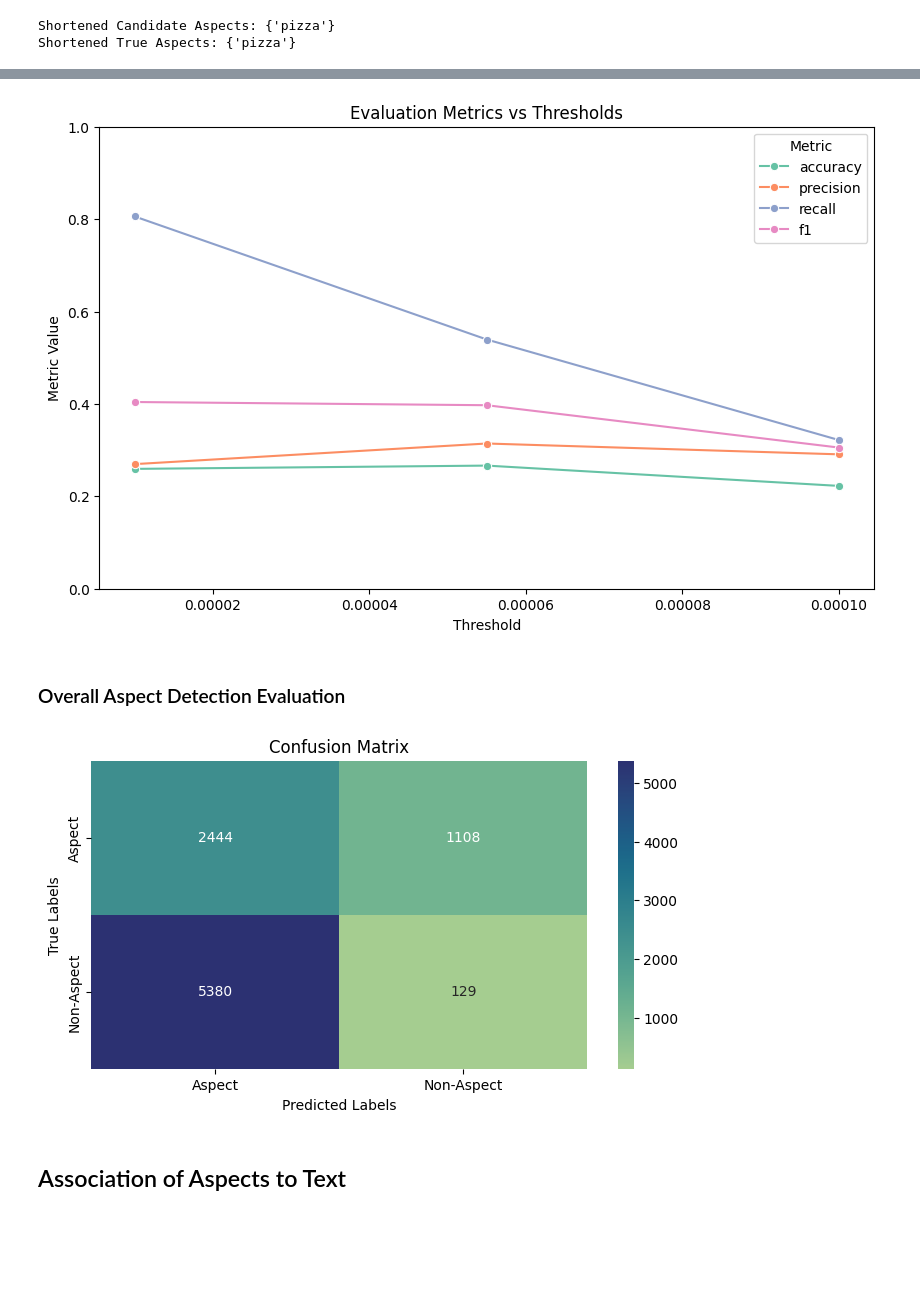
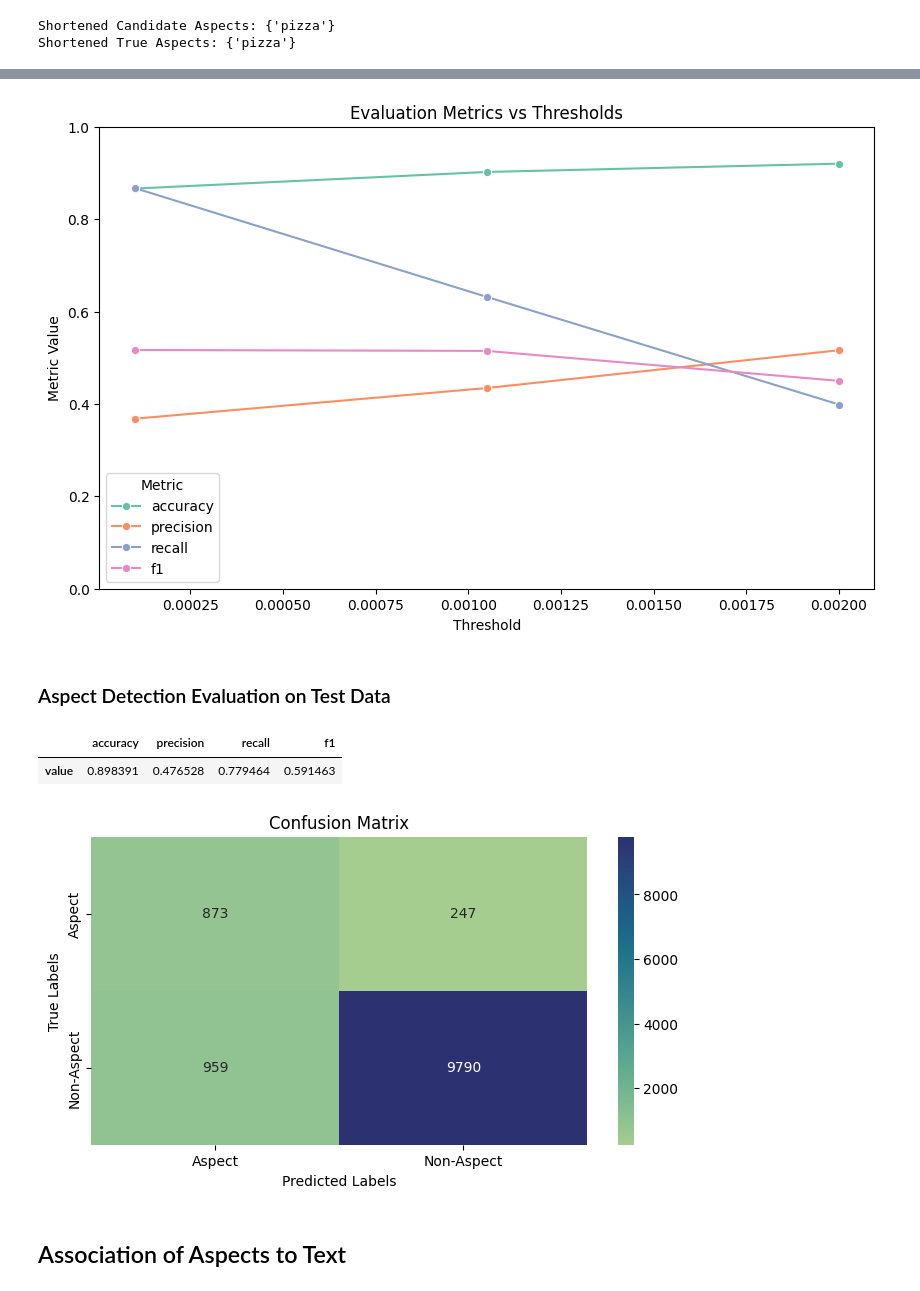
Before and after one commit to tabaraei/aspect-based-sentiment-analysis, a Jupyter notebook: ABSA.ipynb, the cells around one changed output, grey strips where cells are left out. Cells and saved outputs as stored; diff of their text form; code cells hidden in the pictures; blank space fills up the shorter version.

Commit message:
finished the codes on aspect detection evaluation and threshold optimization

```diff
--- a/ABSA.ipynb
+++ b/ABSA.ipynb
@@ -64,7 +64,7 @@ class Visualization:
         ax = sns.heatmap(cm, annot=True, fmt='d', cmap='crest', xticklabels=pred_labels, yticklabels=true_labels)
         ax.set(xlabel='Predicted Labels', ylabel='True Labels', title='Confusion Matrix')
 
-    def aspect_detection_evaluation(metrics_df):
+    def aspect_detection_evaluation(self, metrics_df):
         plt.figure(figsize=(10, 6))
         ax = sns.lineplot(data=metrics_df, x='Threshold', y='Value', hue='Metric', marker='o', palette='Set2')
         ax.set_ylim(0, 1)
@@ -437,8 +437,8 @@ class AspectDetection:
         self.X_train = sentiment_analysis.X_train
         self.X_test = sentiment_analysis.X_test
 
-        self.train_df['NOUNS'] = self.train_df['Document'].apply(self.detect_nouns)
-        self.test_df['NOUNS'] = self.test_df['Document'].apply(self.detect_nouns)
+        self.train_df['TOKENS'], self.train_df['NOUNS'] = zip(*self.train_df['Document'].apply(self.detect_nouns).tolist())
+        self.test_df['TOKENS'], self.test_df['NOUNS'] = zip(*self.test_df['Document'].apply(self.detect_nouns).tolist())
 
         self.train_df['PREDICTION'] = self.clf.predict(self.X_train)
         self.test_df['PREDICTION'] = self.clf.predict(self.X_test)
@@ -449,8 +449,9 @@ class AspectDetection:
 
     def detect_nouns(self, document):
         doc = nlp(document)
+        tokens = [token.text.lower() for token in doc]
         nouns = [token.text.lower() for token in doc if token.pos_ in ['NOUN', 'PROPN']]
-        return nouns
+        return tokens, nouns
 
     def shorten_aspect_tokens(self, set1, set2):
         '''
@@ -475,17 +476,17 @@ class AspectDetection:
                 set1_reduced.add(t)
         return set1_reduced
 
-    def get_candidate_aspects(self, vectorized_doc, PREDICTION, NOUNS, threshold_aspect=0):
+    def get_candidate_aspects(self, vectorized_doc, PREDICTION, NOUNS, aspect_threshold=0):
         '''
         For a given vectorized document, first we compute its overall sentiment, based
         on which we retrieve the corresponding explanatory features. Then, we keep the
         non-zero features (controlled by threshold), filtering only nouns as aspects
         '''
         local_explain = pd.DataFrame(self.clf.explain(vectorized_doc).toarray(), index=self.features, columns=self.class_labels)
-        candidates = local_explain[PREDICTION][local_explain[PREDICTION] > threshold_aspect]
+        candidates = local_explain[PREDICTION][local_explain[PREDICTION] > aspect_threshold]
         return [candidate for candidate in candidates.index if candidate in NOUNS]
 
-    def evaluate_aspect_detection(self, threshold_aspect=0, train_or_test='train'):
+    def evaluate_aspect_detection(self, aspect_threshold=0, train_or_test='train'):
         '''
         True Positive (TP): Elements in both candidate_set and true_set.
         False Positive (FP): Elements in candidate_set but not in true_set.
@@ -501,24 +502,25 @@ class AspectDetection:
             df = self.test_df
             X = self.X_test
 
+        all_tokens = df['TOKENS'].tolist()
         true_aspects = df['Aspects'].tolist()
         candidate_aspects = df.apply(lambda d: self.get_candidate_aspects(
                 vectorized_doc=X[d.name],
                 PREDICTION=d.PREDICTION,
                 NOUNS=d.NOUNS,
-                threshold_aspect=threshold_aspect
+                aspect_threshold=aspect_threshold
             ),
             axis=1
         ).tolist()
 
-        for candidate_aspect, true_aspect in zip(candidate_aspects, true_aspects):
+        for candidate_aspect, true_aspect, tokens in zip(candidate_aspects, true_aspects, all_tokens):
             candidate_aspect = self.shorten_aspect_tokens(set(candidate_aspect), set(true_aspect))
             true_aspect = self.shorten_aspect_tokens(set(true_aspect), set(candidate_aspect))
 
             TP += len(candidate_aspect & true_aspect)
             FP += len(candidate_aspect - true_aspect)
             FN += len(true_aspect - candidate_aspect)
-            TN += 1 if not candidate_aspect and not true_aspect else 0
+            TN += len(set(tokens) - candidate_aspect - true_aspect)
 
         accuracy = (TP + TN) / (TP + TN + FP + FN)
         precision = TP / (TP + FP) if (TP + FP) > 0 else 0
@@ -625,24 +621,20 @@ F1-Score: 0.5277678251522752
 # %%
-metrics_df = pd.DataFrame(evaluation_metrics_list)
-metrics_df['Threshold'] = aspect_thresholds
-metrics_df = metrics_df.melt(id_vars='Threshold', var_name='Metric', value_name='Value')
-
-visualize.aspect_detection_evaluation(metrics_df)
+df = evaluations_df.reset_index(names='Threshold').melt(id_vars='Threshold', var_name='Metric', value_name='Value')
+visualize.aspect_detection_evaluation(df)
 # %% [output]
-[figure, old version]
+[figure, new version]
 # %% [markdown]
-### Overall Aspect Detection Evaluation
+### Aspect Detection Evaluation on Test Data
-# %%
-best_aspect_threshold = 0.004
 # %%
-evaluation_metrics = AD.evaluate_aspect_detection(best_aspect_threshold)
-cm = evaluation_metrics['confusion_matrix']
-del evaluation_metrics['confusion_matrix']
+evaluation_metrics, confusion_matrix = AD.evaluate_aspect_detection(best_aspect_threshold, train_or_test='test')
 pd.DataFrame([evaluation_metrics], index=['value'])
+# %% [output]
+|  | accuracy | precision | recall | f1 |
+| value | 0.898391 | 0.476528 | 0.779464 | 0.591463 |
 # %%
-visualize_confusion_matrix(cm, pred_labels=cm.columns, true_labels=cm.index)
+visualize.confusion_matrix(confusion_matrix, pred_labels=confusion_matrix.columns, true_labels=confusion_matrix.index)
 # %% [output]
-[figure, old version]
+[figure, new version]
 # %%
 # true_aspects = train_df['aspects'].tolist()
 # candidate_aspects = [AD.get_candidates(clf, vectorized_doc=X_train[idx]) for idx in train_df.index]
```
Also changed, not shown: parts of 8 cells of this notebook.
